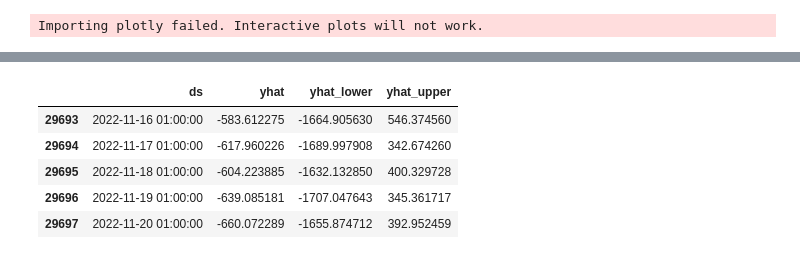
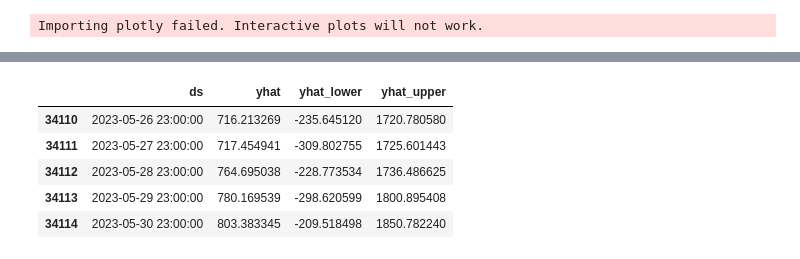
Before and after one commit to olejacobmellgren/solar-panel-energy-ml, a Jupyter notebook: model_notebooks/prophet.ipynb, the cells around one changed output, grey strips where cells are left out. Cells and saved outputs as stored; diff of their text form; code cells hidden in the pictures.

```diff
--- a/model_notebooks/prophet.ipynb
+++ b/model_notebooks/prophet.ipynb
@@ -24,14 +39,11 @@ train_targets_c = pd.read_parquet('../data/C/train_targets.parquet')
 # %%
-m = Prophet()
+
 #print(X_train_estimated_a.head())
-X_train = pd.concat([X_train_observed_a, X_train_estimated_a])
-agg_func = {col: 'mean' for col in X_train.columns[1:]}
-
-X_train_downscaled = X_train.groupby(X_train.index // 4).agg({**{'date_forecast': 'first'}, **agg_func})
-
 ts = pd.DataFrame()
-ts["ds"] = pd.to_datetime(X_train_downscaled['date_forecast'])
+ts["ds"] = pd.to_datetime(train_targets_a['time'])
 ts["y"] = train_targets_a['pv_measurement']
+ts['cap'] = 6000
+ts['floor'] = 0
 print(ts.head())
 
 #X_train['ds'] = X_train['timestamp'] ## Kom tilbake til hit.
@@ -39,11 +51,13 @@ print(ts.head())
 #print(X_train['ds'].head())
 #print(X_train.shape)
 #print(train_targets_a.head())
-
+m = Prophet(growth="logistic", yearly_seasonality=True, daily_seasonality=True, changepoint_prior_scale=0.01)
 
 m.fit(ts)
-future = m.make_future_dataframe(periods=30)
+future = m.make_future_dataframe(periods=30, freq='D')
 future.tail()
+future['floor'] = 0
+future['cap'] = 6000
 forecast = m.predict(future)
 forecast[['ds', 'yhat', 'yhat_lower', 'yhat_upper']].tail()
 # %% [output]
@@ -58,9 +72,9 @@ forecast[['ds', 'yhat', 'yhat_lower', 'yhat_upper']].tail()
 |  | ds | yhat | yhat_lower | yhat_upper |
-| 29693 | 2022-11-16 01:00:00 | -583.612275 | -1664.905630 | 546.374560 |
-| 29694 | 2022-11-17 01:00:00 | -617.960226 | -1689.997908 | 342.674260 |
-| 29695 | 2022-11-18 01:00:00 | -604.223885 | -1632.132850 | 400.329728 |
-| 29696 | 2022-11-19 01:00:00 | -639.085181 | -1707.047643 | 345.361717 |
-| 29697 | 2022-11-20 01:00:00 | -660.072289 | -1655.874712 | 392.952459 |
+| 34110 | 2023-05-26 23:00:00 | 716.213269 | -235.645120 | 1720.780580 |
+| 34111 | 2023-05-27 23:00:00 | 717.454941 | -309.802755 | 1725.601443 |
+| 34112 | 2023-05-28 23:00:00 | 764.695038 | -228.773534 | 1736.486625 |
+| 34113 | 2023-05-29 23:00:00 | 780.169539 | -298.620599 | 1800.895408 |
+| 34114 | 2023-05-30 23:00:00 | 803.383345 | -209.518498 | 1850.782240 |
 # %%
 fig1 = m.plot(forecast)
 #fig2 = m.plot_components(forecast)
```
Also changed, not shown: parts of 6 cells of this notebook.
